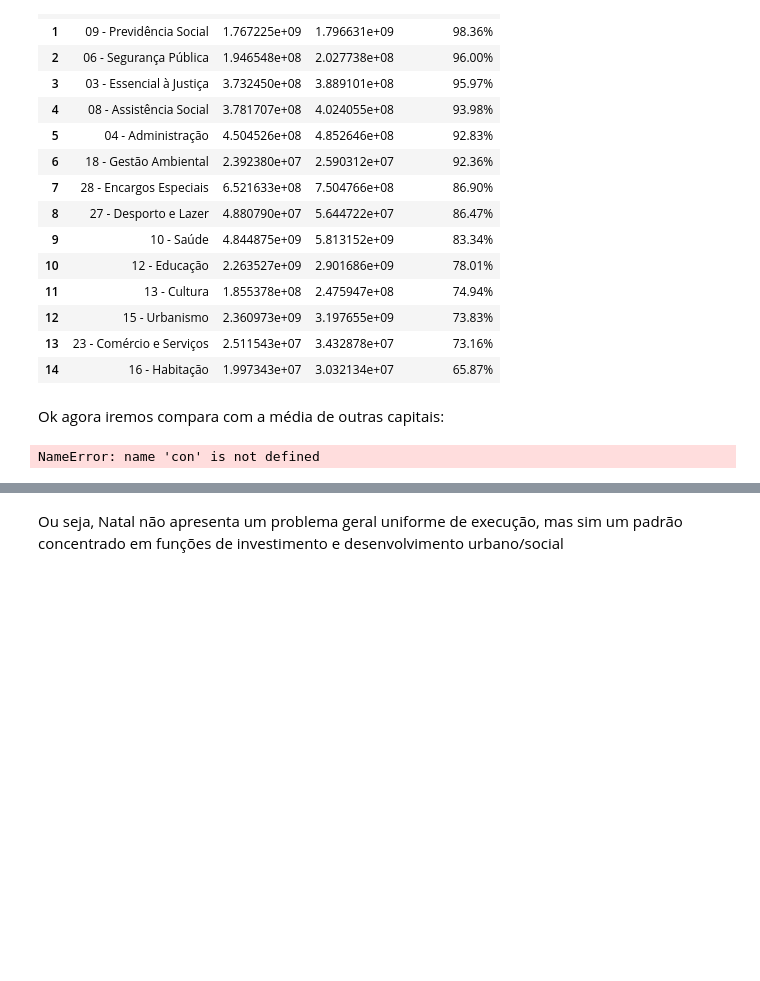
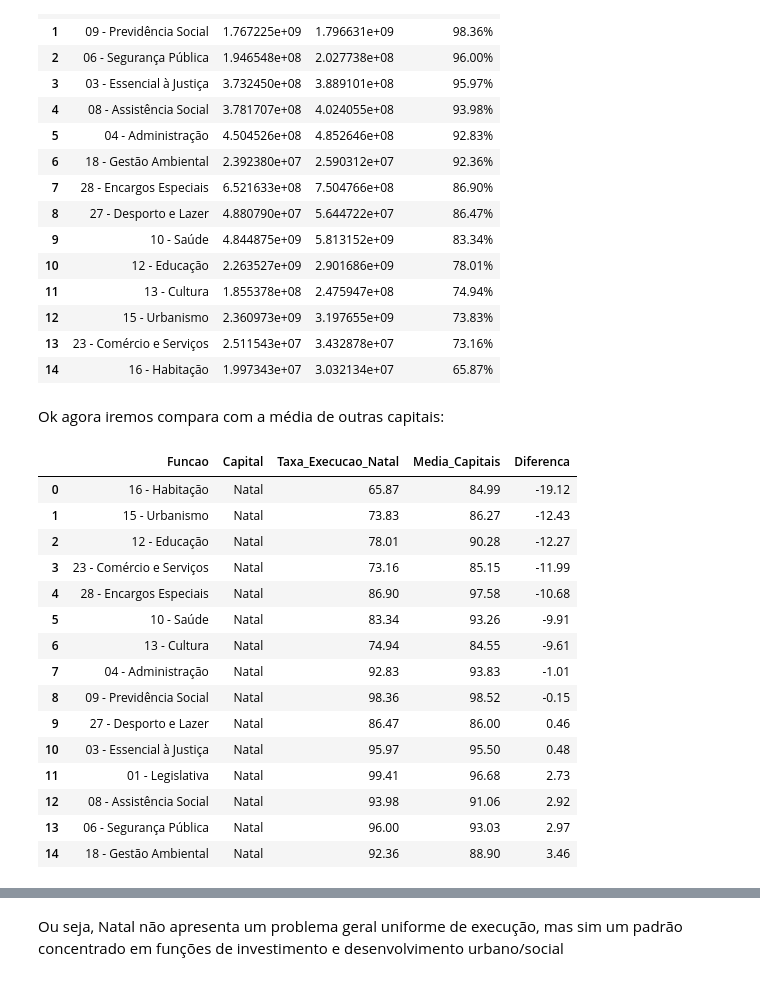
Before and after one commit to lucazcoding/Desafio-Analista-de-Dados-Sefaz-Macei-, a Jupyter notebook: notebooks/2-Analise.ipynb, the cells around one changed output, grey strips where cells are left out. Drawn from its saved outputs; the diff is of its cells as text; code cells hidden in the pictures; blank space fills up the shorter version.

```diff
--- a/notebooks/2-Analise.ipynb
+++ b/notebooks/2-Analise.ipynb
@@ -121,12 +226,72 @@ df_natal
 # %% [markdown]
 Ok agora iremos compara com a média de outras capitais:
 # %%
-from src.metrics import calcular_comparacao_natal_media
 
-df_comparacao = calcular_comparacao_natal_media(con)
+query_comparacao="""
+WITH base AS (
+    SELECT
+        TRIM(
+            regexp_extract(Instituição, 'Prefeitura Municipal d[eo]\\s*(.*?)\\s*[-–]', 1)
+        ) AS Capital,
+        Conta AS Funcao,
+        SUM(CASE WHEN Coluna = 'Despesas Empenhadas' THEN Valor ELSE 0 END) AS Empenhado,
+        SUM(CASE WHEN Coluna = 'Despesas Pagas' THEN Valor ELSE 0 END) AS Pago
+    FROM despesas_finbra
+    WHERE ContaTipo = 'Função'
+      AND Ano BETWEEN 2020 AND 2024
+    GROUP BY Capital, Funcao
+),
+taxas AS (
+    SELECT
+        Capital,
+        Funcao,
+        Empenhado,
+        Pago,
+        CASE
+            WHEN Empenhado > 0 THEN (Pago / Empenhado) * 100
+            ELSE NULL
+        END AS Taxa_Execucao
+    FROM base
+),
+media_capitais AS (
+    SELECT
+        Funcao,
+        AVG(Taxa_Execucao) AS Media_Funcao
+    FROM taxas
+    GROUP BY Funcao
+)
+SELECT
+    t.Funcao,
+    t.Capital,
+    ROUND(t.Taxa_Execucao, 2) AS Taxa_Execucao_Natal,
+    ROUND(m.Media_Funcao, 2) AS Media_Capitais,
+    ROUND(t.Taxa_Execucao - m.Media_Funcao, 2) AS Diferenca
+FROM taxas t
+JOIN media_capitais m
+    ON t.Funcao = m.Funcao
+WHERE t.Capital = 'Natal'
+ORDER BY Diferenca ASC;
+"""
+
+df_comparacao = con.execute(query_comparacao).df()
 df_comparacao
 # %% [output]
-NameError: name 'con' is not defined
+|  | Funcao | Capital | Taxa_Execucao_Natal | Media_Capitais | Diferenca |
+| 0 | 16 - Habitação | Natal | 65.87 | 84.99 | -19.12 |
+| 1 | 15 - Urbanismo | Natal | 73.83 | 86.27 | -12.43 |
+| 2 | 12 - Educação | Natal | 78.01 | 90.28 | -12.27 |
+| 3 | 23 - Comércio e Serviços | Natal | 73.16 | 85.15 | -11.99 |
+| 4 | 28 - Encargos Especiais | Natal | 86.90 | 97.58 | -10.68 |
+| 5 | 10 - Saúde | Natal | 83.34 | 93.26 | -9.91 |
+| 6 | 13 - Cultura | Natal | 74.94 | 84.55 | -9.61 |
+| 7 | 04 - Administração | Natal | 92.83 | 93.83 | -1.01 |
+| 8 | 09 - Previdência Social | Natal | 98.36 | 98.52 | -0.15 |
+| 9 | 27 - Desporto e Lazer | Natal | 86.47 | 86.00 | 0.46 |
+| 10 | 03 - Essencial à Justiça | Natal | 95.97 | 95.50 | 0.48 |
+| 11 | 01 - Legislativa | Natal | 99.41 | 96.68 | 2.73 |
+| 12 | 08 - Assistência Social | Natal | 93.98 | 91.06 | 2.92 |
+| 13 | 06 - Segurança Pública | Natal | 96.00 | 93.03 | 2.97 |
+| 14 | 18 - Gestão Ambiental | Natal | 92.36 | 88.90 | 3.46 |
 # %%
 import matplotlib.pyplot as plt
 
```
Also changed, not shown: parts of 11 cells of this notebook.
